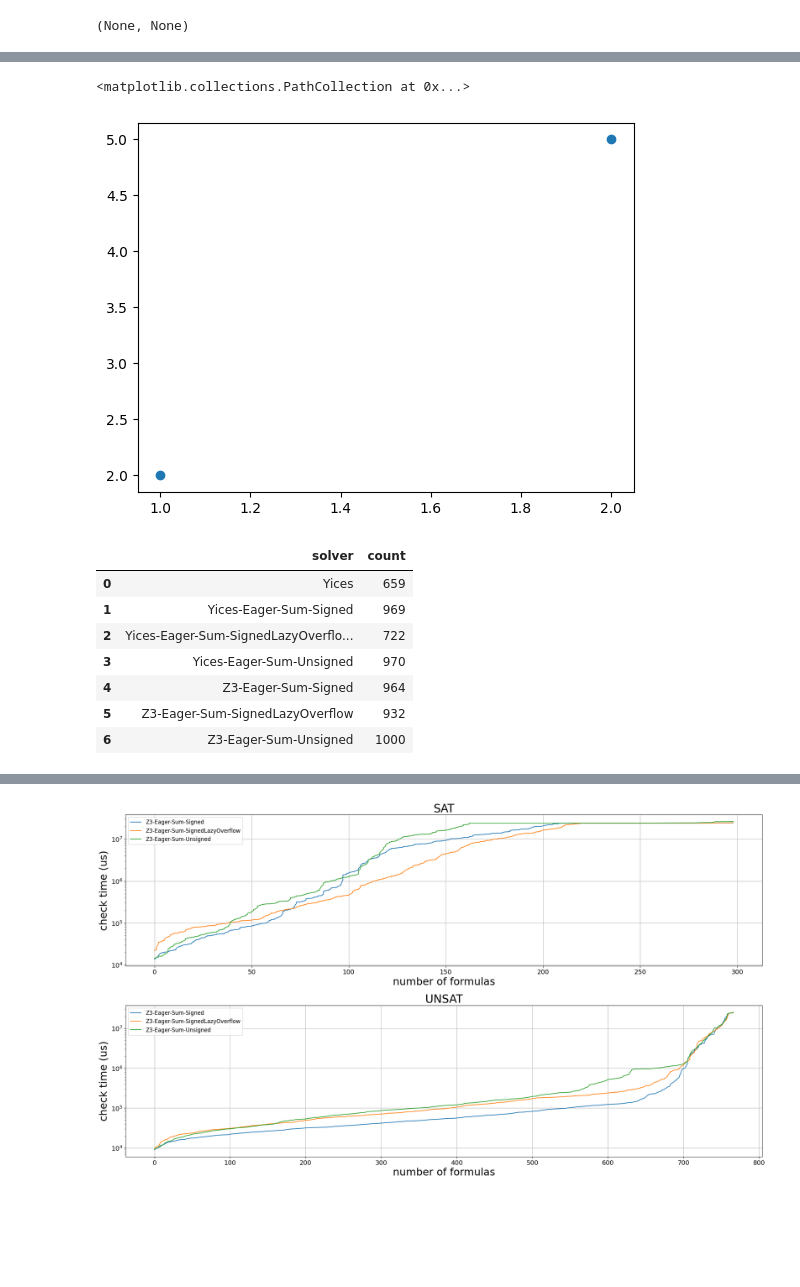
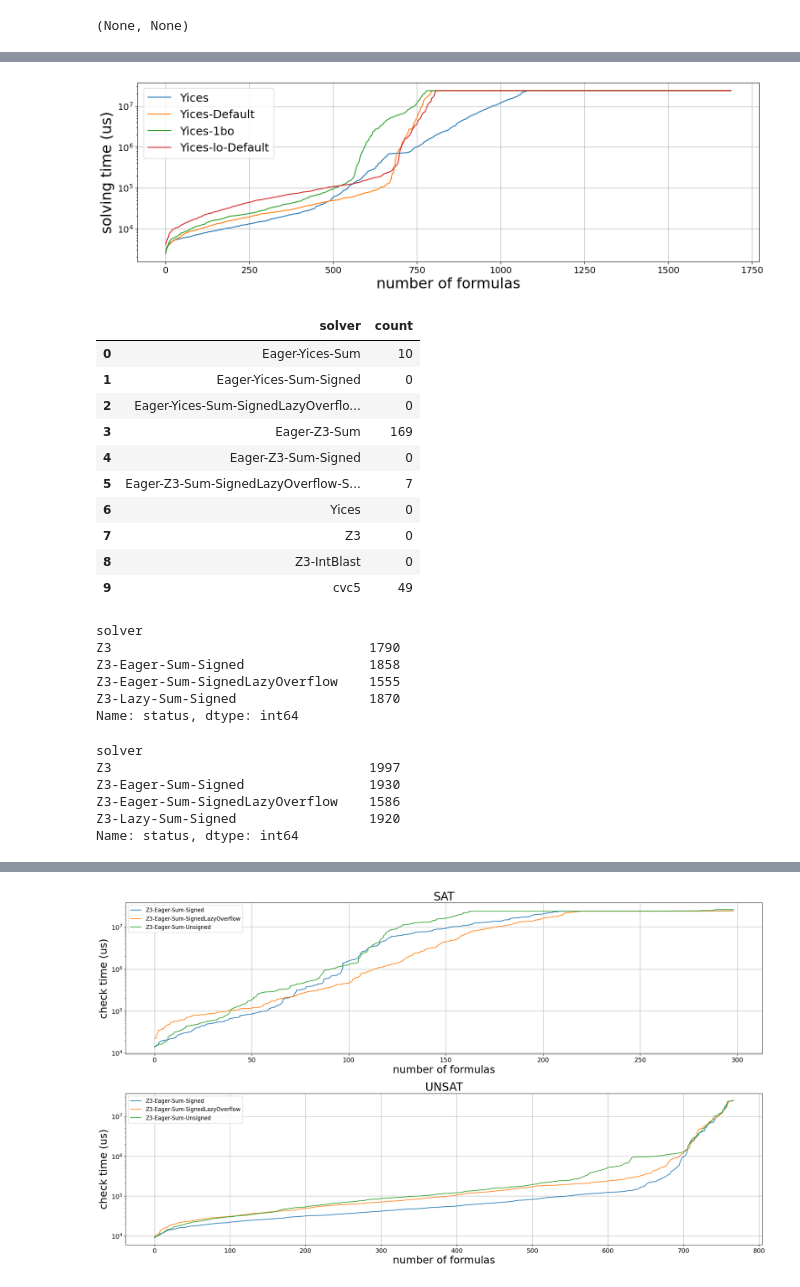
Before and after one commit to Bupaheh/bv2int-jupyter, a Jupyter notebook: benchmarkRes.ipynb, the cells around one changed output, grey strips where cells are left out. Cells and saved outputs as stored; diff of their text form; code cells hidden in the pictures; blank space fills up the shorter version.

```diff
--- a/benchmarkRes.ipynb
+++ b/benchmarkRes.ipynb
@@ -171,16 +152,49 @@ plt.show()
-# %%
-plt.scatter([1, 2], [2, 5])
-# %% [output]
-<matplotlib.collections.PathCollection at 0x...>
-[figure, removed]
+# %%
+z = {'Yices' : yices['Yices'],
+     'Yices-Default': yices['Yices-Eager-Sum-Unsigned'],
+     'Yices-1bo': yices['Yices-Eager-Sum-Signed'],
+     'Yices-lo-Default': yices['Yices-Eager-Sum-SignedLazyOverflow'],
+    }
+# %%
+from util import *
+config.init(data)
+
+save_plot_all(z, 'thesis-plots/yices-nobit.png')
+# %% [output]
+[figure, added]
+# %%
+z = intersection(z3)['Z3']
+
+filtered = data[data['exprId'].isin(z.index)]
+
+filtered.drop_duplicates(['solver', 'exprId']).groupby('solver')['status'].apply(lambda x: (x == 'UNKNOWN').sum()).reset_index(name='count')
+# %% [output]
+|  | solver | count |
+| 0 | Eager-Yices-Sum | 10 |
+| 1 | Eager-Yices-Sum-Signed | 0 |
+| 2 | Eager-Yices-Sum-SignedLazyOverflo... | 0 |
+| 3 | Eager-Z3-Sum | 169 |
+| 4 | Eager-Z3-Sum-Signed | 0 |
+| 5 | Eager-Z3-Sum-SignedLazyOverflow-S... | 7 |
+| 6 | Yices | 0 |
+| 7 | Z3 | 0 |
+| 8 | Z3-IntBlast | 0 |
+| 9 | cvc5 | 49 |
+# %%
+data[data['exprId'].isin(z.index)].drop_duplicates(['solver', 'exprId']).groupby('solver')['status'].apply(lambda x: (x == 'UNKNOWN').sum())
+# %% [output]
+solver
+Z3                                 1790
+Z3-Eager-Sum-Signed                1858
+Z3-Eager-Sum-SignedLazyOverflow    1555
+Z3-Lazy-Sum-Signed                 1870
+Name: status, dtype: int64
 # %%
-data.drop_duplicates(['solver', 'exprId']).groupby('solver')['status'].apply(lambda x: (x == 'UNKNOWN').sum()).reset_index(name='count')
+data.drop_duplicates(['solver', 'exprId']).groupby('solver')['status'].apply(lambda x: (x == 'UNKNOWN').sum())
 # %% [output]
-|  | solver | count |
-| 0 | Yices | 659 |
-| 1 | Yices-Eager-Sum-Signed | 969 |
-| 2 | Yices-Eager-Sum-SignedLazyOverflo... | 722 |
-| 3 | Yices-Eager-Sum-Unsigned | 970 |
-| 4 | Z3-Eager-Sum-Signed | 964 |
-| 5 | Z3-Eager-Sum-SignedLazyOverflow | 932 |
-| 6 | Z3-Eager-Sum-Unsigned | 1000 |
+solver
+Z3                                 1997
+Z3-Eager-Sum-Signed                1930
+Z3-Eager-Sum-SignedLazyOverflow    1586
+Z3-Lazy-Sum-Signed                 1920
+Name: status, dtype: int64
```
Also changed, not shown: parts of 11 cells of this notebook.
